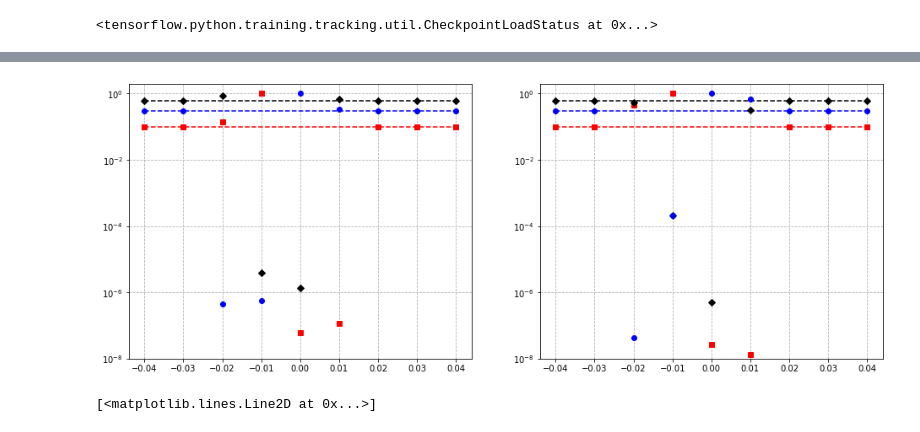
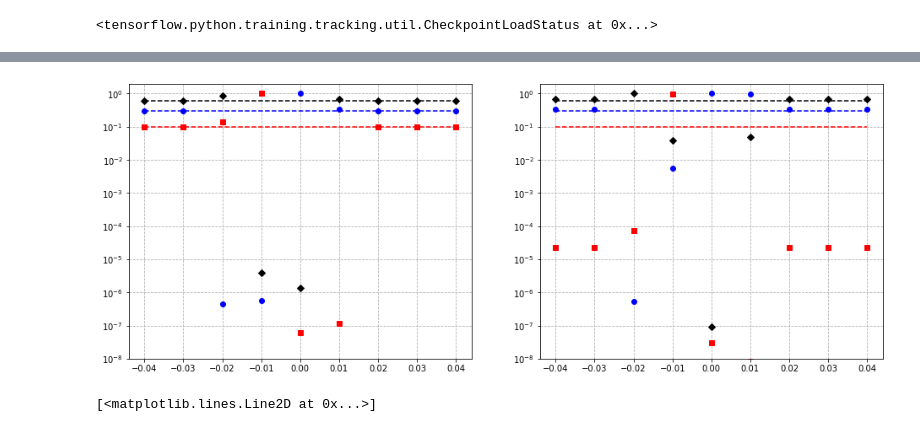
Before and after one commit to silvaneojunior/Top_mat_A, a Jupyter notebook: WENO-DS/Grafico artigo WENO Z.ipynb, the cells around one changed output, grey strips where cells are left out. Drawn from its saved outputs; the diff is of its cells as text; code cells hidden in the pictures.

Commit message:
Inclusão do WENO-DS reescrito

```diff
--- a/WENO-DS/Grafico artigo WENO Z.ipynb
+++ b/WENO-DS/Grafico artigo WENO Z.ipynb
@@ -75,11 +75,12 @@ class Burguers_layer(keras.layers.Layer):
         ------------------------------------------------------------------------
         """
         self.layers=[]
-        wei_reg=tf.keras.regularizers.L2(0.339)# regularização dos pesos da rede# Regularização dos pesos da rede
-        for i in range(5):
-            self.layers.append(tf.keras.layers.ZeroPadding1D(padding=2))# Camada de padding de zeros em 1 dimensão
-            self.layers.append(keras.layers.Conv1D(1,5,activation='elu',dtype=float_pres,kernel_regularizer=wei_reg))# Camada de convolução em 1 dimensão
-        self.layers.append(keras.layers.Conv1D(1,1,activation='elu',dtype=float_pres,kernel_regularizer=wei_reg,activity_regularizer=regul_func))# Camada de convolução em 1 dimensão
+        wei_reg = tf.keras.regularizers.L2(0*10**-3)                                                                        # Regularização dos pesos da rede
+        self.layers.append(tf.keras.layers.ZeroPadding1D(padding=2))                                                        # Camada de padding de zeros em 1 dimensão
+        self.layers.append(keras.layers.Conv1D(5, 5, activation='elu',     dtype=float_pres, kernel_regularizer=wei_reg)) # Camada de convolução em 1 dimensão
+        self.layers.append(tf.keras.layers.ZeroPadding1D(padding=2))                                                        # Camada de padding de zeros em 1 dimensão
+        self.layers.append(keras.layers.Conv1D(3, 5, activation='elu',     dtype=float_pres, kernel_regularizer=wei_reg)) # Camada de convolução em 1 dimensão
+        self.layers.append(keras.layers.Conv1D(1, 1, activation='sigmoid', dtype=float_pres, kernel_regularizer=wei_reg)) # Camada de convolução em 1 dimensão
 
     def network_graph(self, x):
         """
@@ -152,9 +153,9 @@ class MES_OF(tf.keras.losses.Loss):
         y_max  = tf.math.reduce_max(y_true, axis=1, keepdims=True)
 
         loss = tf.reduce_mean(
-            tf.math.square(y_pred - y_true), axis=-1) + \        # Custo por erro na norma L2
+            tf.math.square(y_pred - y_true), axis=-1) + \
             tf.reduce_sum(
-                tf.where(y_pred > y_max, y_pred - y_max,  0) + \ # Custo por previsão 'muito alta'
+                tf.where(y_pred > y_max, y_pred - y_max,  0) + \
                 tf.where(y_pred < y_min, y_min  - y_pred, 0),    # Custo por previsão 'muito baixa'
             axis=-1)
 
@@ -166,6 +167,6 @@ Network=keras.Model(input_x, final_layer(input_x))
 Network.compile(loss=MES_OF(),optimizer=optimizer,metrics=[Inf_Norm])
 
 # Carregando os pesos da rede neural treinados
-Network.load_weights('Modelo teste')
+Network.load_weights('Modelo Rede para derivada 2')
 # %% [output]
 <tensorflow.python.training.tracking.util.CheckpointLoadStatus at 0x...>
@@ -351,18 +385,3 @@ def pega_ponto_rede(indice):
     ω_Rede = α / soma
 
     return ω_Rede
-# %%
-# Código que utiliza as fuções pega_ponto_Z e pega_ponto_rede para salvar os
-# pesos gerados por cada uma das versões do WENO de interesse
-
-n_pontos  = 9   # Número de substêncis coletados
-mid_point = 100 # Índice do ponto 'central'
-
-y_plot_Rede = np.zeros([n_pontos,3]) # Array para salvar os valores dos pesos do WENO-Z com rede neural
-y_plot_Z    = np.zeros([n_pontos,3]) # Array para salvar os valores dos pesos do WENO-Z
-
-for i in range(n_pontos):
-
-    indice = int(mid_point-(n_pontos-1)/2+i)             # Determinadno o índice para as funções
-    y_plot_Z[i]    = np.squeeze(pega_ponto_Z(indice))    # Armazenando os pesos do WENO-Z
-    y_plot_Rede[i] = np.squeeze(pega_ponto_rede(indice)) # Armazenando os pesos do WENO-Z com rede neural
@@ -576,7 +510,7 @@ axs[0].hlines(
 # Configuração de parâmetros gráficos referentes ao eixo y
 axs[0].set_yscale('log')
 axs[0].set_ylim(*ylim)
-axs[0].yticks(10**np.arange(np.log10(ylim[0]), np.log10(ylim[1]), 1.0))
+axs[0].yaxis.set_ticks(10**np.arange(np.log10(ylim[0]), np.log10(ylim[1]), 1.0))
 axs[0].grid(ls='--')
 
 # Inserindo os pontos nos gráficos
@@ -588,35 +522,35 @@ axs[1].plot(x[min_x:max_x], y_plot_Rede[:,2], 'o', color='blue' , alpha=1)
 axs[1].hlines(
     y          = 1/10,
     xmin       = min(x[min_x:max_x]),
     xmax       = max(x[min_x:max_x]),
     color      = 'red',
     linestyles = '--'
 )
 axs[1].hlines(
     y          = 6/10,
     xmin       = min(x[min_x:max_x]),
     xmax       = max(x[min_x:max_x]),
     color      = 'black',
     linestyles = '--'
 )
 axs[1].hlines(
     y          = 3/10,
     xmin       = min(x[min_x:max_x]),
     xmax       = max(x[min_x:max_x]),
     color      = 'blue',
     linestyles = '--'
 )
 
 # Configuração de parâmetros gráficos referentes ao eixo y
 axs[1].set_yscale('log')
 axs[1].set_ylim(*ylim)
-axs[1].yticks(10**np.arange(np.log10(ylim[0]), np.log10(ylim[1]), 1.0))
+axs[1].yaxis.set_ticks(10**np.arange(np.log10(ylim[0]), np.log10(ylim[1]), 1.0))
 axs[1].grid(ls='--')
 
 # Exibindo os gráficos
 plt.show()
 # %% [output]
-[figure, old version]
+[figure, new version]
 # %%
 plt.plot(x[95:105],np.squeeze(u)[95:105])
 # %% [output]
```
Also changed, not shown: parts of 8 cells of this notebook, 19 other files.
